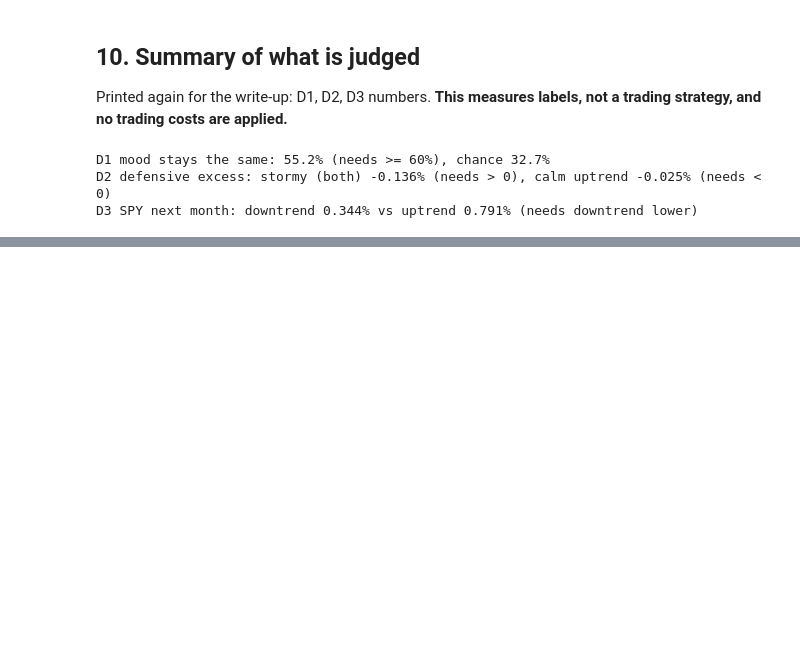
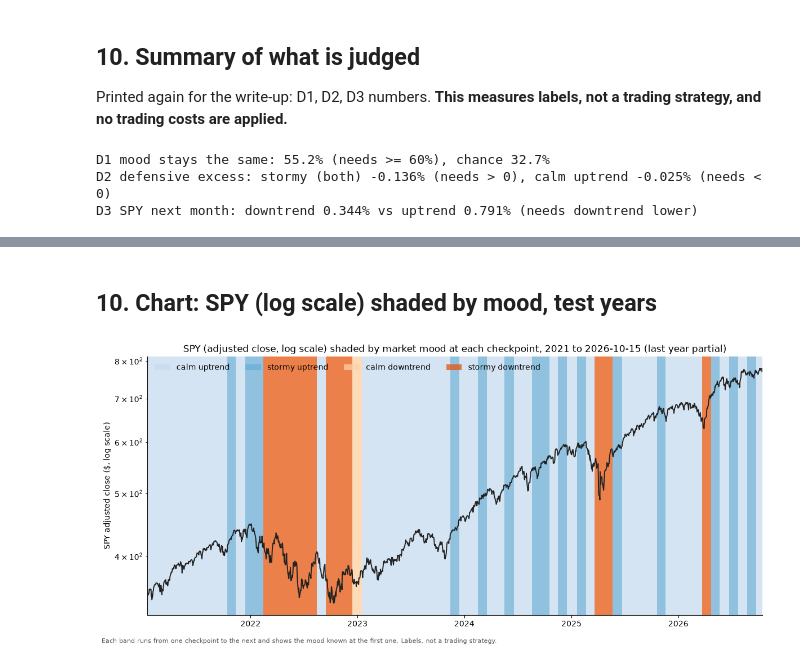
Before and after one commit to LamBuild33/market-rotation-research, a Jupyter notebook: notebooks/06_market_moods.ipynb, the cells around one changed output, grey strips where cells are left out. Saved outputs shown, nothing was run; the diff lists cells and outputs as text; code cells hidden in the pictures; blank space fills up the shorter version.

Commit message:
Notebook 06 Part B: market moods (test years, checked once)
Co-Authored-By: Claude Sonnet 5.5 <noreply@anthropic.com>

```diff
--- a/notebooks/06_market_moods.ipynb
+++ b/notebooks/06_market_moods.ipynb
@@ -371,0 +833,24 @@ D3 SPY next month: downtrend 0.344% vs uptrend 0.791% (needs downtrend lower)
+# %% [markdown]
+## 10. Chart: SPY (log scale) shaded by mood, test years
+# %%
+COL = {"calm uptrend": "#c6dbef", "stormy uptrend": "#6baed6", "calm downtrend": "#fdd0a2", "stormy downtrend": "#e6550d"}
+fig, ax = plt.subplots(figsize=(12, 5.5))
+ends = list(obsB.pos.iloc[1:]) + [nF - 1]
+for (_, r), e in zip(obsB.iterrows(), ends):
+    ax.axvspan(PF.index[int(r.pos)], PF.index[int(e)], color=COL[r.mood], alpha=0.75, lw=0)
+x0 = int(obsB.pos.iloc[0])
+ax.plot(PF.index[x0:], PF["SPY"].iloc[x0:], color="#222222", lw=1.4)
+ax.set_yscale("log")
+ax.set_xlim(PF.index[x0], PF.index[-1])
+ax.set_title("SPY (adjusted close, log scale) shaded by market mood at each checkpoint, 2021 to %s (last year partial)" % PF.index[-1].date())
+ax.set_ylabel("SPY adjusted close ($, log scale)")
+for sp in ("top", "right"): ax.spines[sp].set_visible(False)
+ax.grid(axis="y", alpha=0.25)
+from matplotlib.patches import Patch
+ax.legend(handles=[Patch(facecolor=COL[m], label=m, alpha=0.75) for m in MOODS], ncol=4, loc="upper left", frameon=False)
+fig.text(0.01, 0.01, "Each band runs from one checkpoint to the next and shows the mood known at the first one. Labels, not a trading strategy.", fontsize=8, color="#555555")
+fig.tight_layout(rect=(0, 0.03, 1, 1))
+fig.savefig(R / "06b_spy_with_moods.png", dpi=130)
+plt.show()
+# %% [output]
+[figure, added]
```
Also changed, not shown: parts of 22 cells of this notebook, 19 other files.
